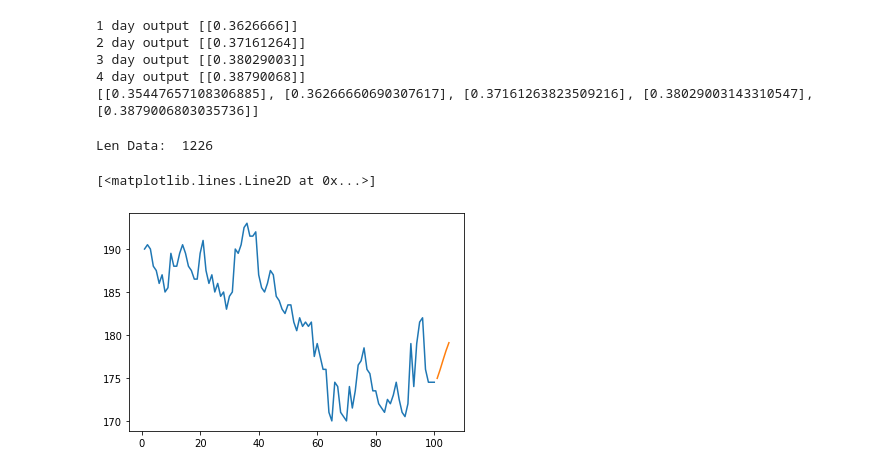
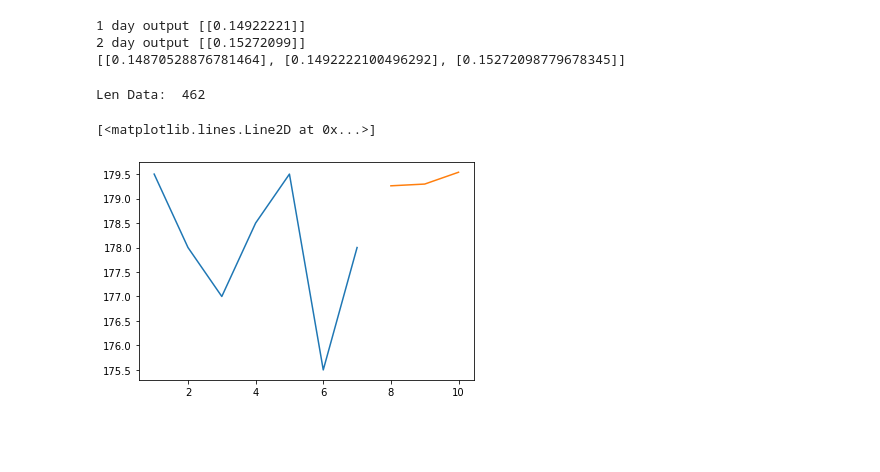
Before and after one commit to jirayut2942/time-series-forecasting-model, a Jupyter notebook: LSTM.ipynb, the cells around one changed output. Drawn from its saved outputs; the diff is of its cells as text; code cells hidden in the pictures; blank space fills up the shorter version.

```diff
--- a/LSTM.ipynb
+++ b/LSTM.ipynb
@@ -40,5 +40,5 @@ Engine(mysql+pymysql://root:***@34.87.1.57:3306/stocks_db)
 # %%
-sql = """ select * FROM  stocks_db.SET50  WHERE Symbols = "ADVANC.BK"  AND Date <= '2020-11-17'  """
+sql = """ select * FROM  stocks_db.SET50  WHERE Symbols = "ADVANC.BK"  AND Date BETWEEN '2019-01-01' AND '2020-12-01'  """
 data = pd.read_sql_query(sql, engine)
 data
 # %% [output]
@@ -84,7 +84,7 @@ def create_dataset(dataset, time_step=1):
 		dataY.append(dataset[i + time_step, 0])
 	return np.array(datax), np.array(dataY)
 # %%
-n_steps = 100
+n_steps = 7
 n_future = 1
 # reshape into X=t,t+1,t+2,t+3 and Y=t+4
 x_train, y_train = create_dataset(train_data, n_steps)
@@ -103,5 +103,5 @@ model.add(LSTM(50))
 model.add(Dense(1))
 model.compile(loss='mean_squared_error',optimizer='adam')
 model.summary()
-model.fit(x_train,y_train,validation_data=(x_test,y_test),epochs=100,batch_size=64,verbose=1)
+model.fit(x_train,y_train,validation_data=(x_test,y_test),epochs=200,batch_size=64,verbose=1)
 # %% [output]
@@ -166,7 +166,7 @@ temp_input=temp_input[0].tolist()
 # demonstrate prediction for next 10 days
 
 lst_output=[]
-forecas_day = 5
+forecas_day = 3
 n_steps=n_steps
 i=0
 while(i<forecas_day):
@@ -197,23 +197,23 @@ while(i<forecas_day):
 
 print(lst_output)
 # %% [output]
-1 day output [[0.3626666]]
-2 day output [[0.37161264]]
-3 day output [[0.38029003]]
-4 day output [[0.38790068]]
-[[0.35447657108306885], [0.36266660690307617], [0.37161263823509216], [0.38029003143310547], [0.3879006803035736]]
+1 day output [[0.14922221]]
+2 day output [[0.15272099]]
+[[0.14870528876781464], [0.1492222100496292], [0.15272098779678345]]
 # %%
-day_new=np.arange(1,101)
-day_pred=np.arange(101,106)
+rang  = n_steps+1
+rang_feature = rang+forecas_day
+day_new=np.arange(1,rang)
+day_pred=np.arange(rang,rang_feature)
 
 len_data = len(data1)-n_steps
 print("Len Data: ", len_data)
 plt.plot(day_new, scaler.inverse_transform(data1[len_data:]))
 plt.plot(day_pred, scaler.inverse_transform(lst_output))
 # %% [output]
-Len Data:  1226
+Len Data:  462
 [<matplotlib.lines.Line2D at 0x...>]
-[figure, old version]
+[figure, new version]
 # %%
 df_pre=data1.tolist()
 df_pre.extend(lst_output)
```
Also changed, not shown: parts of 14 cells of this notebook.
